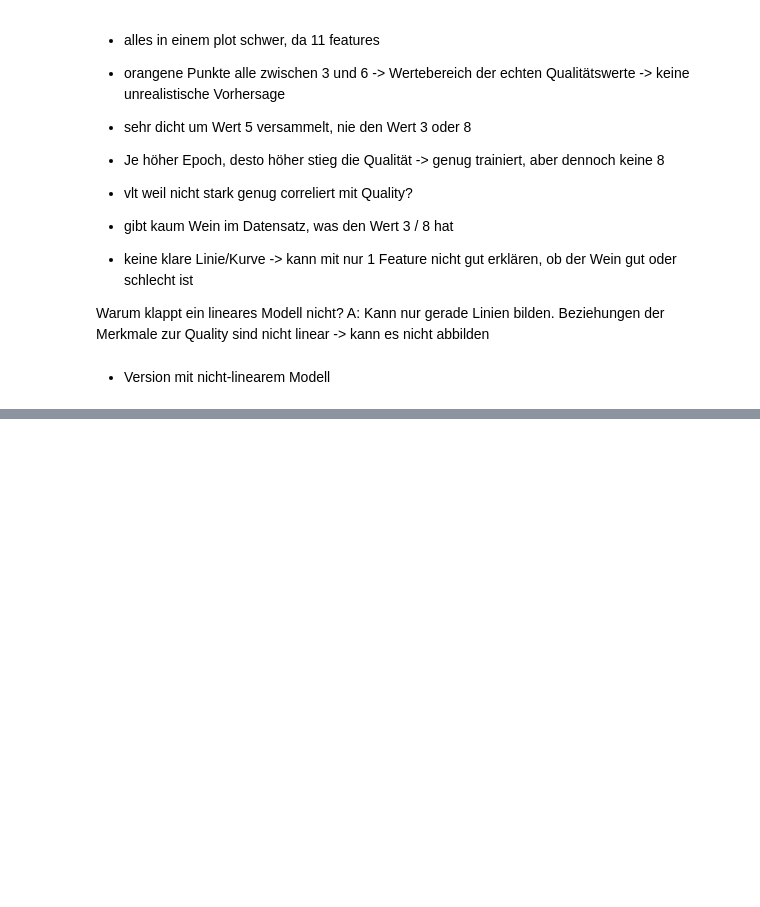
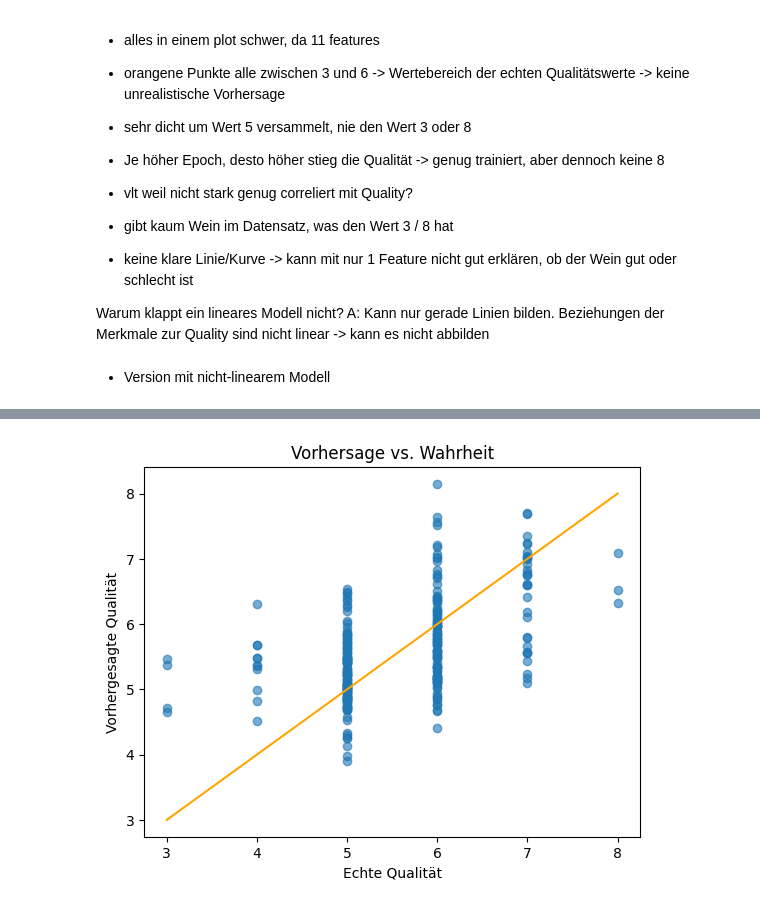
Before and after one commit to McRicecorn/NeuronaleNetze_WineQuality, a Jupyter notebook: Project1_Wine.ipynb, the cells around one changed output, grey strips where cells are left out. Drawn from its saved outputs; the diff is of its cells as text; code cells hidden in the pictures; blank space fills up the shorter version.

```diff
--- a/Project1_Wine.ipynb
+++ b/Project1_Wine.ipynb
@@ -765,0 +787,7 @@ AttributeError: module 'torch.nn' has no attribute 'SmooothL1Loss'
+# %%
+model.eval()
+with torch.no_grad():
+    y_pred_te = model(x_te)
+    test_loss = loss_func(y_pred_te, y_te).item()
+
+print("Test Loss:", test_loss)
@@ -765,0 +796,12 @@ AttributeError: module 'torch.nn' has no attribute 'SmooothL1Loss'
+# %%
+y_pred_np = y_pred_te.detach().numpy().flatten()
+y_true_np = y_te.detach().numpy().flatten()
+
+plt.scatter(y_true_np, y_pred_np, alpha=0.6)
+plt.xlabel("Echte Qualität")
+plt.ylabel("Vorhergesagte Qualität")
+plt.title("Vorhersage vs. Wahrheit")
+plt.plot([3, 8], [3, 8], color="orange")
+plt.show()
+# %% [output]
+[figure, added]
```
Also changed, not shown: parts of 24 cells of this notebook.
